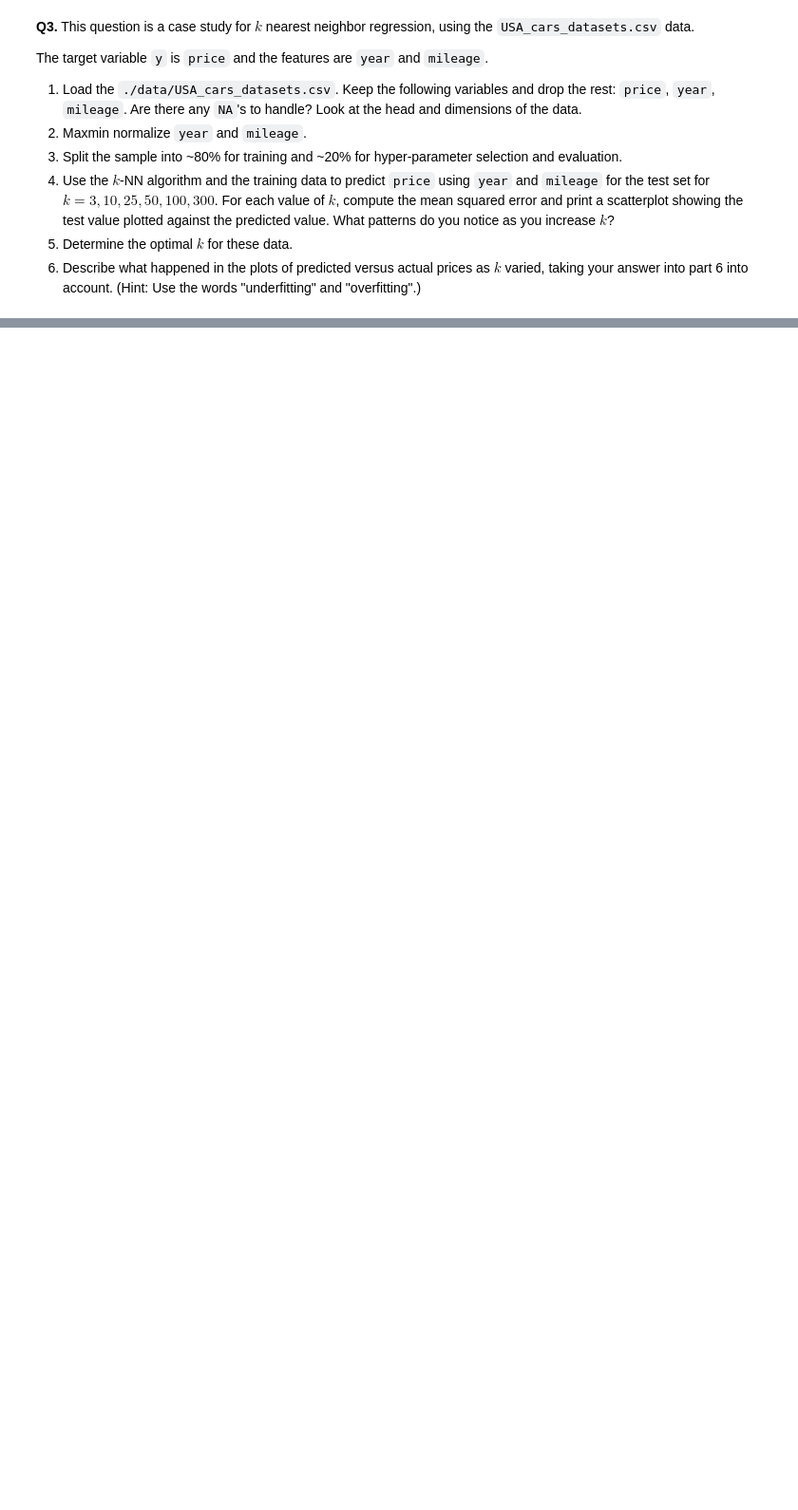
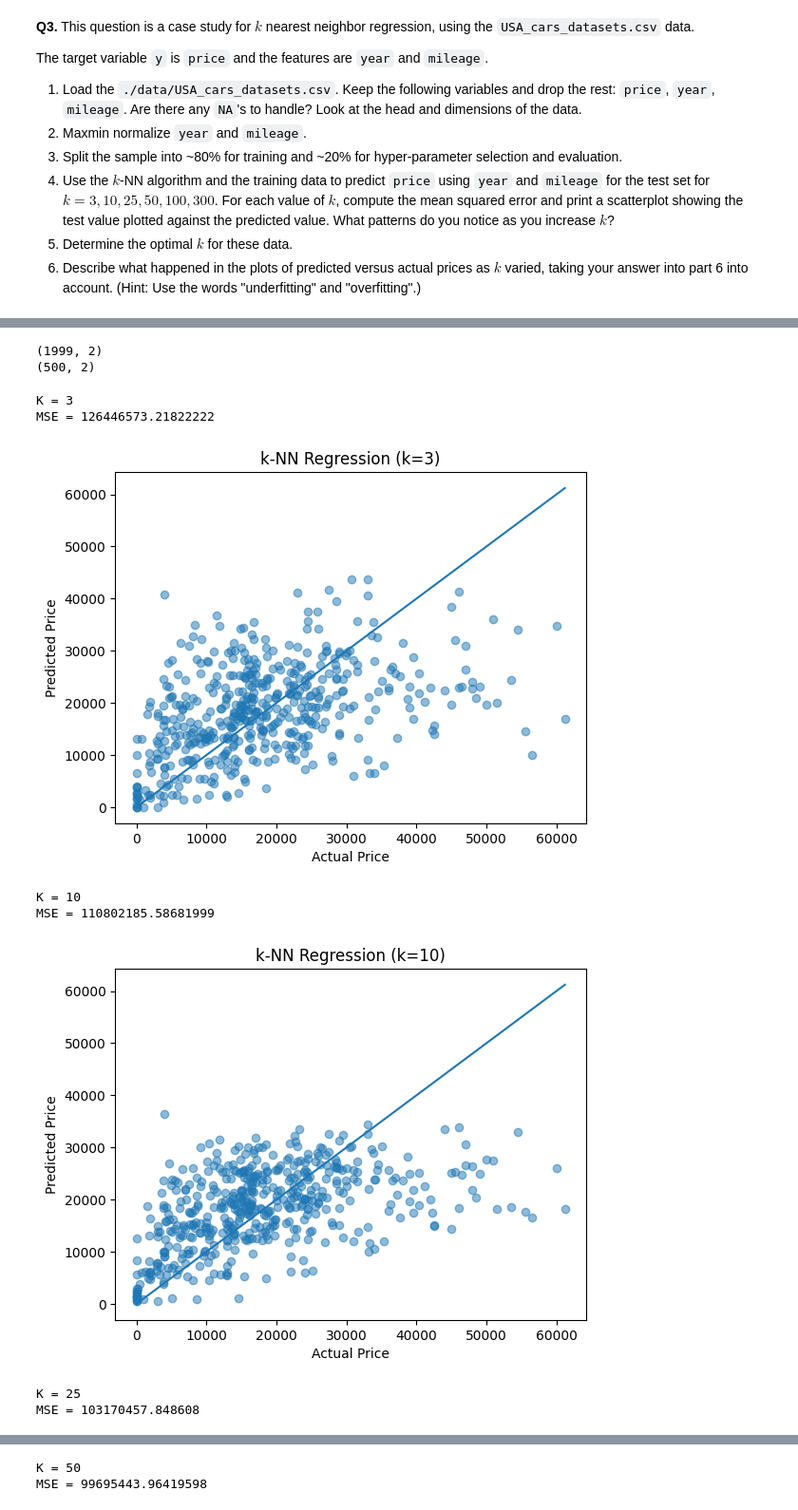
Before and after one commit to lydialeelee/undergrad_ml_assignments, a Jupyter notebook: 02_assignment_knn.ipynb, the cells around one changed output, grey strips where cells are left out. Shown at 95% size. Saved outputs shown, nothing was run; the diff lists cells and outputs as text; code cells hidden in the pictures; blank space fills up the shorter version.

```diff
--- a/02_assignment_knn.ipynb
+++ b/02_assignment_knn.ipynb
@@ -34,0 +57,2 @@ The target variable `y` is `price` and the features are `year` and `mileage`.
+# %%
+df = pd.read_csv("./data/USA_cars_datasets.csv")
@@ -34,0 +78,2 @@ The target variable `y` is `price` and the features are `year` and `mileage`.
+# %%
+df = df[["price", "year", "mileage"]]
@@ -34,0 +101,57 @@ The target variable `y` is `price` and the features are `year` and `mileage`.
+# %%
+def maxmin_scale(series):
+  return (series - series.min()) / (series.max() - series.min())
+
+df["year_scaled"] = maxmin_scale(df["year"])
+df["mileage_scaled"] = maxmin_scale(df["mileage"])
+
+X = df[["year_scaled", "mileage_scaled"]]
+y = df["price"]
+# %%
+X_train, X_test, y_train, y_test = train_test_split(
+    X, y, test_size=0.20, random_state=100
+)
+
+print(X_train.shape)
+print(X_test.shape)
+# %% [output]
+(1999, 2)
+(500, 2)
+# %%
+k_values = [3, 10, 25, 50, 100, 300]
+mse_results = {}
+
+for k in k_values:
+    model = KNeighborsRegressor(n_neighbors=k)
+    model.fit(X_train, y_train)
+
+    y_hat = model.predict(X_test)
+
+    mse = mean_squared_error(y_test, y_hat)
+    mse_results[k] = mse
+
+    print(f"\nK = {k}")
+    print("MSE =", mse)
+
+    # Scatterplot: Actual vs Predicted
+    plt.figure()
+    plt.scatter(y_test, y_hat, alpha=0.5)
+    plt.xlabel("Actual Price")
+    plt.ylabel("Predicted Price")
+    plt.title(f"k-NN Regression (k={k})")
+
+    # Ideal line
+    min_val = min(y_test.min(), y_hat.min())
+    max_val = max(y_test.max(), y_hat.max())
+    plt.plot([min_val, max_val], [min_val, max_val])
+
+    plt.show()
+# %% [output]
+K = 3
+MSE = 126446573.21822222
+[figure, added]
+K = 10
+MSE = 110802185.58681999
+[figure, added]
+K = 25
+MSE = 103170457.848608
@@ -34,0 +159,2 @@ The target variable `y` is `price` and the features are `year` and `mileage`.
+K = 50
+MSE = 99695443.96419598
```
Also changed, not shown: parts of 25 cells of this notebook.
